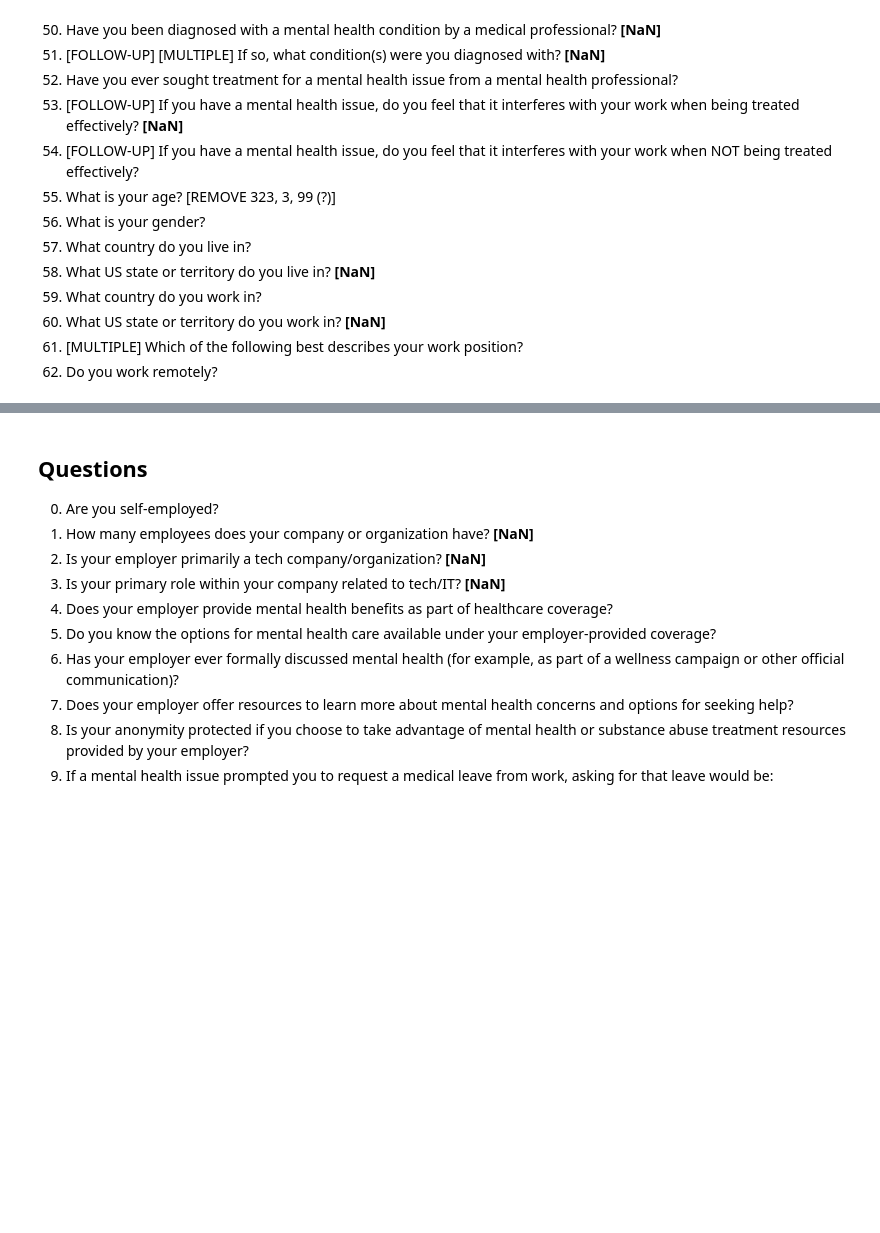
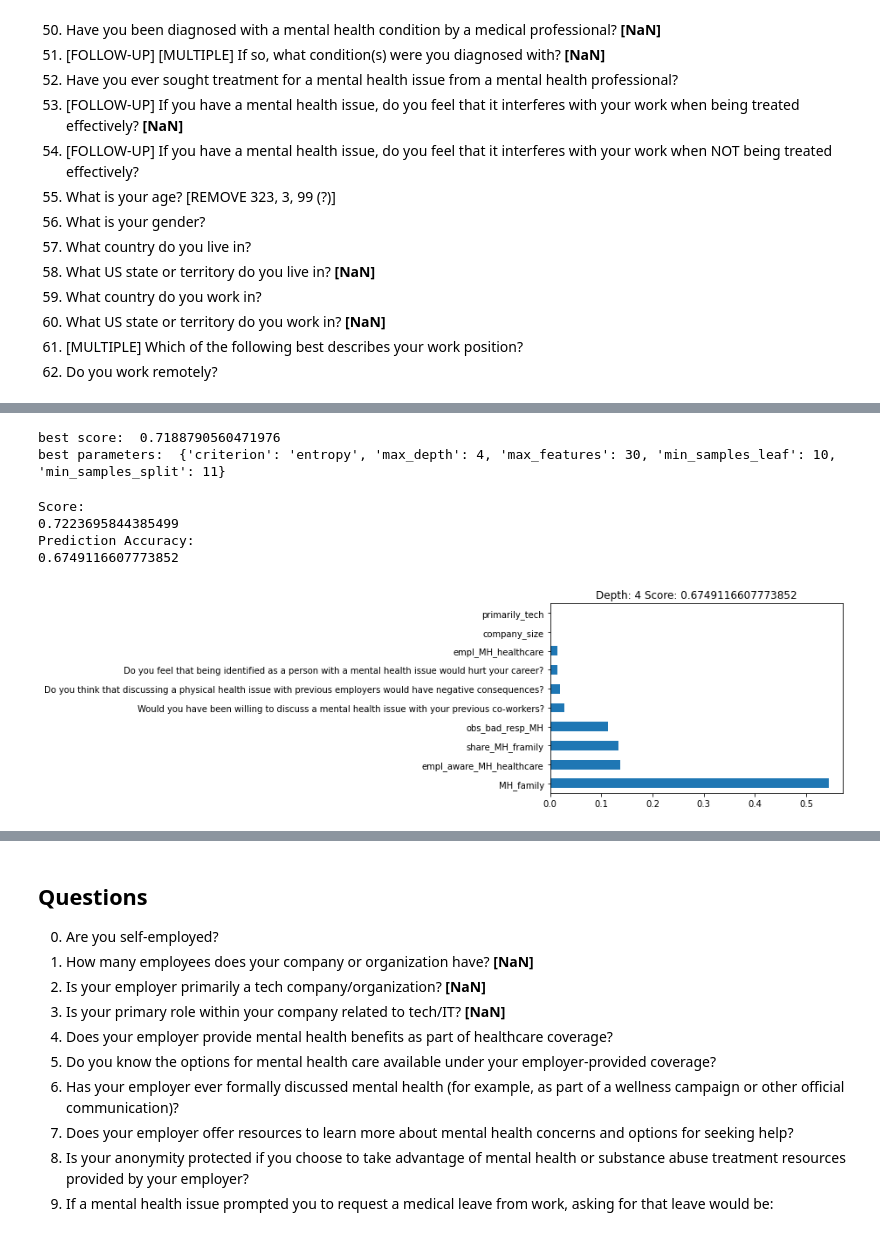
Before and after one commit to LeonOelenberg/DLI-OSMI-Mental-Health, a Jupyter notebook: Notebook.ipynb, the cells around one changed output, grey strips where cells are left out. Drawn from its saved outputs; the diff is of its cells as text; code cells hidden in the pictures; blank space fills up the shorter version.

Commit message:
refactored and added parameter tuning

```diff
--- a/Notebook.ipynb
+++ b/Notebook.ipynb
@@ -115,15 +119,10 @@ df = df.drop(df[(df.iloc[:,0] == 1)].index)
 df = df.drop(df.columns[list(range(16, 24))], axis = 1)
 
 # Check what columns have too many choices
-# Change float to int
-# Fill nan with either 'nan' or -999
 for ind, column in enumerate(df.columns):
     if len(df.iloc[:, ind].value_counts()) > 20:
         print(ind, column)
         print('Different answers: ', len(df[column].value_counts()))
-    if (df.iloc[:, ind].dtype == np.float64) | (df.iloc[:, ind].dtype == np.int64):
-        df.iloc[:, ind] = df.iloc[:, ind].fillna(-999)
-        df.iloc[:, ind] = df.iloc[:, ind].astype(np.int64)
 
 # 35, 36  stay, rest goes (after analyzing)
 # Drop the rest [37, 39, 48, 49, 51, 58, 60, 61]:
@@ -133,7 +132,11 @@ for ind, column in enumerate(df.columns):
 df = df.drop(df.columns[[29, 31, 40, 41, 43, 49, 50, 51, 52, 53]], axis = 1)
 
 # Drop 3 because this survey is directed at people in IT and we just care about that.
+df = df.drop(df[(df.iloc[:,3] == 0)].index)
 df = df.drop(df.columns[[3]], axis = 1)
 
 # Drop self-employed because all the same
 df = df.drop(df.columns[[0]], axis = 1)
+
+# almost empty
+df = df.drop(["Have your observations of how another individual who discussed a mental health disorder made you less likely to reveal a mental health issue yourself in your current workplace?"], axis=1)
@@ -387,15 +388,20 @@ def tune_parameters(model, parameters, scoring):
     print('best score: ', search.best_score_)
     print('best parameters: ', search.best_params_)
 # %%
+test_size = 0.25
+
 # X and Y
-# target = 'MH_in_interview'
-target = 'sought_treatment'
-# target = 'diagnosed'
+y_interview = "MH_interview"
+y_diagnose = "diagnosed"
+y_treatment = "sought_treatment"
+physical = "PH_interview"
+high_affectors = ["MH_past", "MH_currently", "MH_interference_treated", "MH_interference_not_treated"]
 
-X = df_dummy.drop([target, 'MH_past', 'MH_interference_not_treated', 'MH_interference_treated', 'MH_currently'], axis=1, inplace=False)
-y = df_dummy[target]
 
-train_X , val_X , train_y , val_y = train_test_split(X, y)
+X = df.drop([y_interview, y_diagnose, y_treatment, physical] + high_affectors, axis=1, inplace=False)
+y = df[y_diagnose]
+
+train_X , val_X , train_y , val_y = train_test_split(X, y, test_size = test_size)
 # %%
 featuresSize = len(X.columns)
 
@@ -405,18 +411,21 @@ scoring_rgr = 'neg_mean_absolute_error'
 param_dist_class = {
     "max_depth": randint(3,10),
     "max_features": randint(1, featuresSize),
-    "min_samples_split": randint(2, 10),
-    "min_samples_leaf": randint(1, 10),
+    "min_samples_split": randint(2, 20),
+    "min_samples_leaf": randint(1, 20),
     "criterion": ["gini", "entropy"]}
 param_dist_regressor = {
-    "max_depth": randint(3,10),
+    "max_depth": randint(3,15),
     "max_features": randint(1, featuresSize),
-    "min_samples_split": randint(2, 10),
-    "min_samples_leaf": randint(1, 10),
+    "min_samples_split": randint(2, 20),
+    "min_samples_leaf": randint(1, 20),
     "criterion": ["mse", "friedman_mse"]}
 
-rgr = tree.DecisionTreeRegressor()
-tune_parameters(rgr, param_dist_regressor, scoring_rgr)
+# rgr = tree.DecisionTreeRegressor()
+# tune_parameters(rgr, param_dist_regressor, scoring_rgr)
 
 clf = tree.DecisionTreeClassifier()
 tune_parameters(clf, param_dist_class, scoring_clf)
+# %% [output]
+best score:  0.7188790560471976
+best parameters:  {'criterion': 'entropy', 'max_depth': 4, 'max_features': 30, 'min_samples_leaf': 10, 'min_samples_split': 11}
@@ -423,3 +480,26 @@ tune_parameters(clf, param_dist_class, scoring_clf)
+# %%
+min_samples_leaf = 5
+min_samples_split = 8
+criterion = 'entropy'
+max_depth = 4
+max_features = 24
+
+clf = tree.DecisionTreeClassifier(max_depth = max_depth, min_samples_split=min_samples_split, min_samples_leaf=min_samples_leaf, max_features=max_features, criterion=criterion)
+# FitModel
+clf.fit(train_X , train_y)
+val_predictions = clf.predict(val_X)
+score = accuracy_score(val_predictions, val_y)
+feature_importance(clf, max_depth, score)
+print("Score:")
+print(clf.score(X, y))
+print("Prediction Accuracy:")
+print(score)
+# %% [output]
+Score:
+0.7223695844385499
+Prediction Accuracy:
+0.6749116607773852
+[figure, added]
 # %%
 
 featuresSize = len(X.columns)
```
Also changed, not shown: parts of 20 cells of this notebook, 1 other file.
